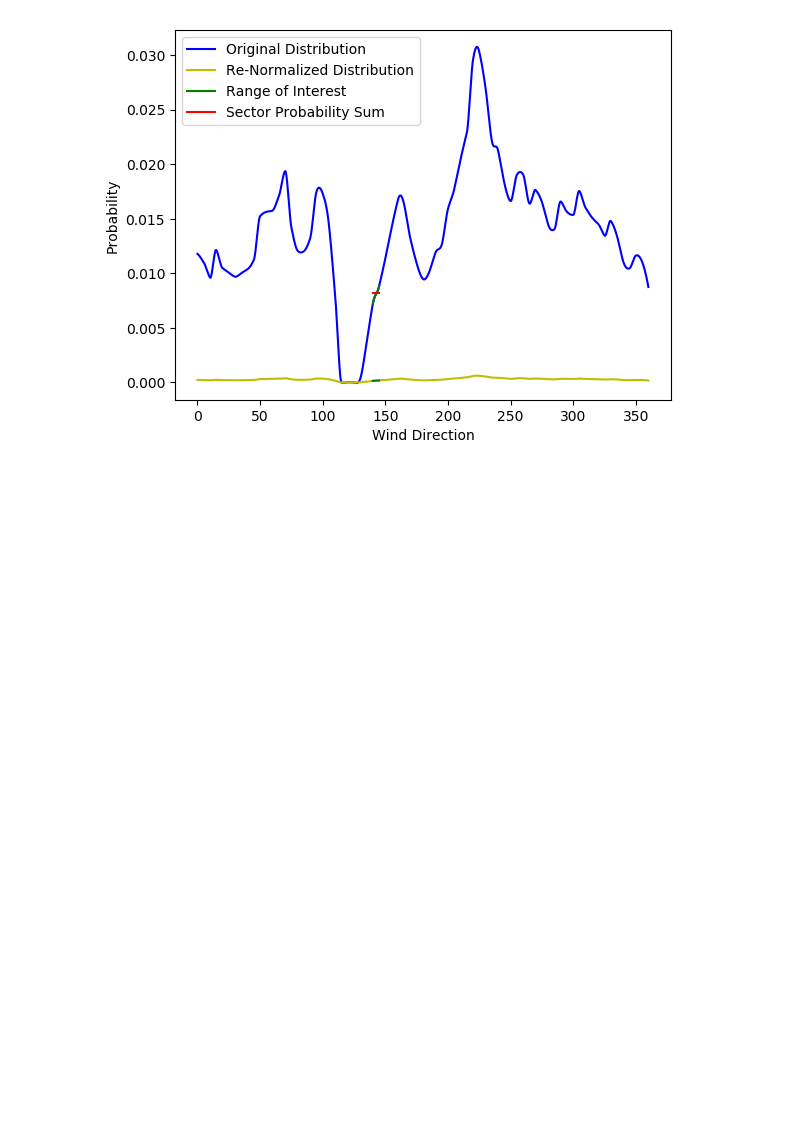
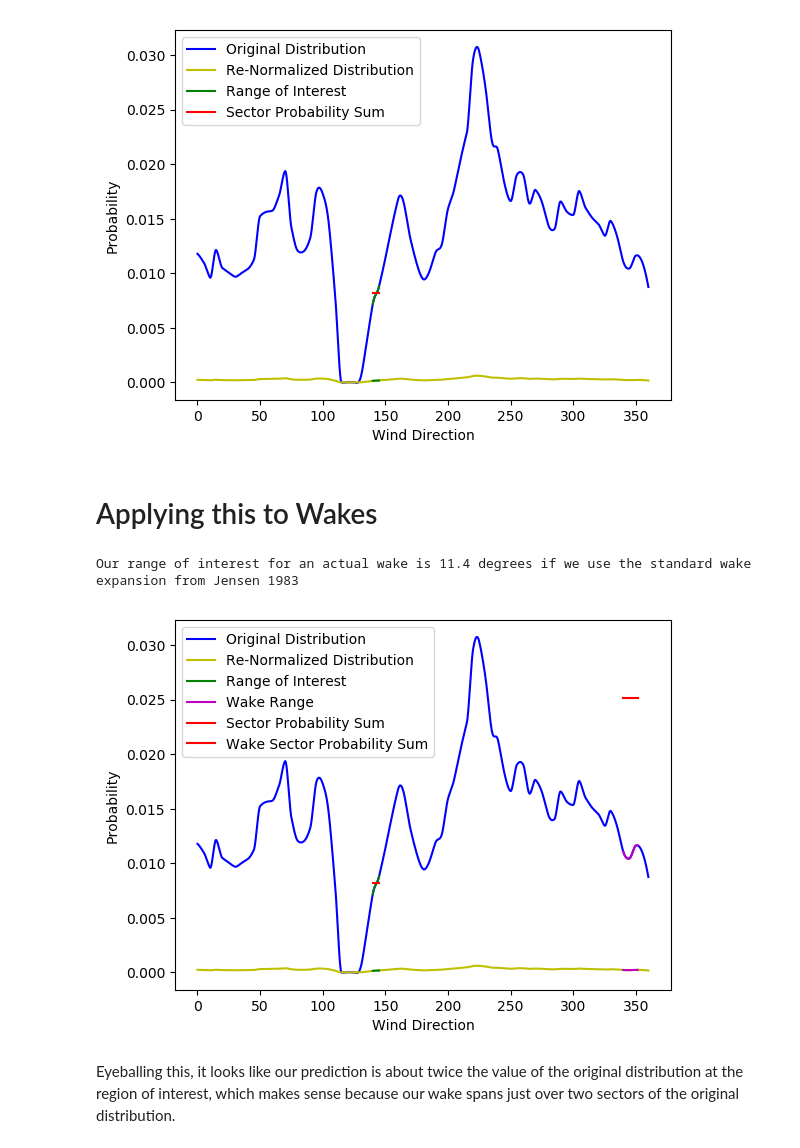
Before and after one commit to jaredthomas68/PHSCS513R-Project, a Jupyter notebook: probability.ipynb, the cells around one changed output. Drawn from its saved outputs; the diff is of its cells as text; code cells hidden in the pictures; blank space fills up the shorter version.

Commit message:
adding details and trying on a realistic wake range

```diff
--- a/probability.ipynb
+++ b/probability.ipynb
@@ -55,3 +55,38 @@ legend()
 show()
 # %% [output]
 [figure]
+# %% [markdown]
+# Applying this to Wakes
+# %%
+# we are interested in a range encompassed in the slope of 0.1*2
+theta = 2*atan(0.1)*180.0/pi
+
+println("Our range of interest for an actual wake is ", round(theta,digits=1), " degrees if we use the standard wake expansion from Jensen 1983")
+# %% [output]
+Our range of interest for an actual wake is 11.4 degrees if we use the standard wake expansion from Jensen 1983
+# %%
+# we need to calculate the probability for that range of interest.
+# I think we can just use that same disretization step size with a new range
+
+sw = 340
+fw = sw+theta
+dw = sw:step:fw
+# make a new spline function based on scaling the original one by the new bin amount
+pw = nspline(dw)
+
+plot(d,pspline(d),"b",label="Original Distribution")
+plot(d,p,"y",label="Re-Normalized Distribution")
+plot(dint,pint,"g",label="Range of Interest")
+plot(dw,pw,"m",label="Wake Range")
+plot(dw,pspline(dw),"m")
+plot(dint,pspline(dint),"g")
+plot([start,finish],[sum(pint),sum(pint)],"r",label="Sector Probability Sum")
+plot([sw,fw],[sum(pw),sum(pw)],"r",label="Wake Sector Probability Sum")
+xlabel("Wind Direction")
+ylabel("Probability")
+legend()
+show()
+# %% [output]
+[figure, added]
+# %% [markdown]
+Eyeballing this, it looks like our prediction is about twice the value of the original distribution at the region of interest, which makes sense because our wake spans just over two sectors of the original distribution.
```
